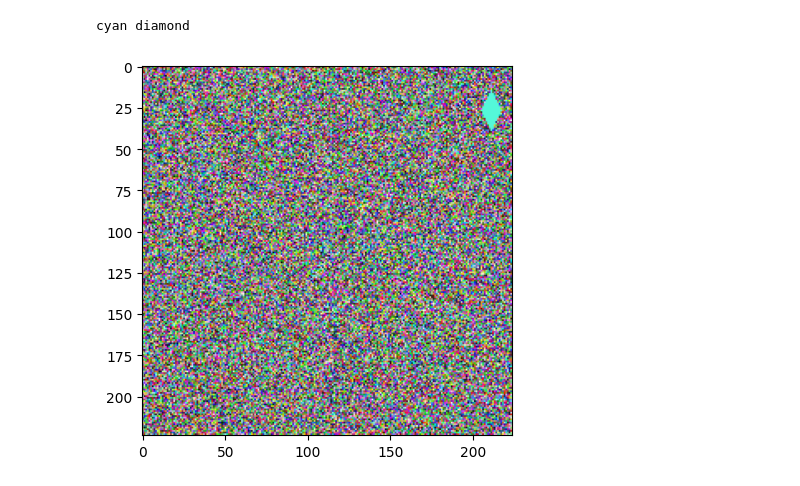
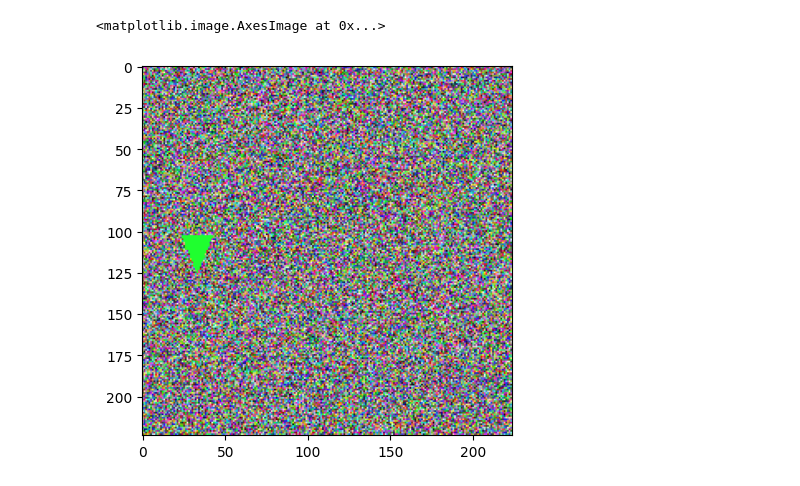
Before and after one commit to sdtemple/zootopia3, a Jupyter notebook: examples/simulate.ipynb, the cells around one changed output. Cells and saved outputs as stored; diff of their text form; code cells hidden in the pictures.

```diff
--- a/examples/simulate.ipynb
+++ b/examples/simulate.ipynb
@@ -218,10 +58,37 @@ for _ in range(num_noise_examples):
-# %%
-# plot examples
-idx = randint(0, num_examples - 1)
-print(f'{target_color[idx]} {target_shape[idx]}')
-plt.imshow(images[idx])
-plt.show()
-# %% [output]
-cyan diamond
-[figure, removed]
+# %%
+
+# simulate training, validation, and testing data
+itr = 0
+for shape_name in shape_names:
+    simulated_data = simulate_shapes(
+        num_shape_examples,
+        shape_name,
+        img_height,
+        img_width,
+        min_x,
+        max_x,
+        colors_dict,
+        magnitude,
+        magnitude,
+        shades
+    )
+    images[itr:itr+num_examples_each,] = simulated_data[-1]
+    target_shape[itr:itr+num_examples_each] = simulated_data[1]
+    target_color[itr:itr+num_examples_each] = simulated_data[0]
+    itr += num_examples_each
+
+images_noise = [
+    np.random.randint(0, 256, (img_height, img_width, 3), dtype=np.uint8)
+    for _ in range(num_noise_examples)
+]
+images_noise = np.array(images_noise)
+images[itr:,] = images_noise
+target_color[itr:] = 'noise'
+target_shape[itr:] = 'noise'
+# %%
+idx = random.randint(0,800)
+plt.imshow(images[idx])
+# %% [output]
+<matplotlib.image.AxesImage at 0x...>
+[figure, added]
 # %%
```
Also changed, not shown: parts of 6 cells of this notebook, 1 other file.
